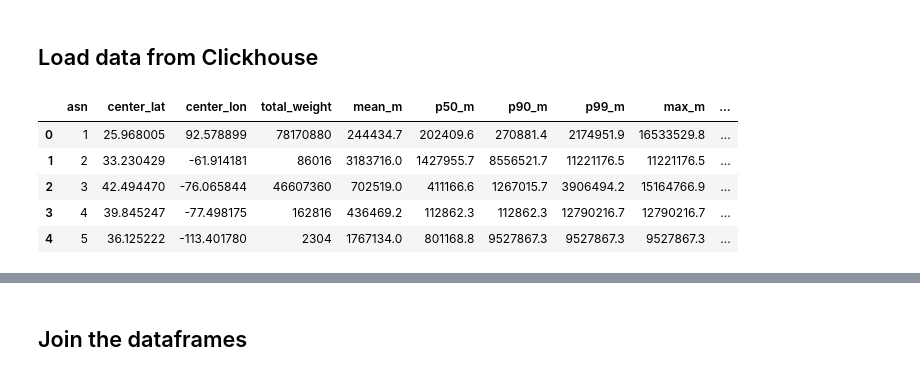
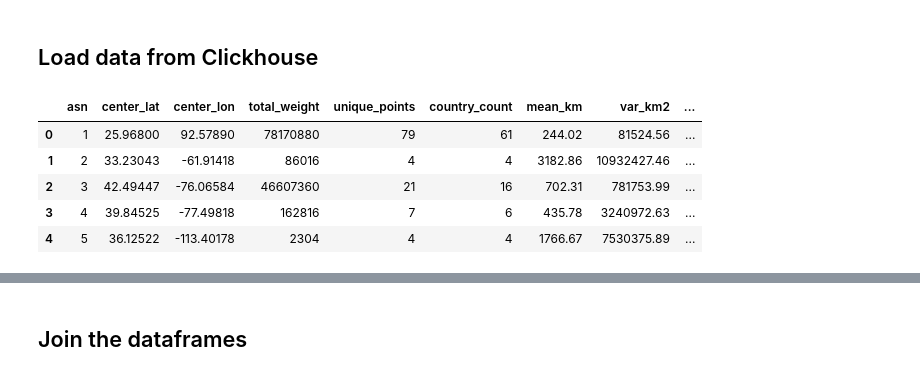
Before and after one commit to JohannesHartUniKassel/asn-classifier, a Jupyter notebook: notebooks/research/evaluate_geolocations.ipynb, the cells around one changed output, grey strips where cells are left out. Saved outputs shown, nothing was run; the diff lists cells and outputs as text; code cells hidden in the pictures.

```diff
--- a/notebooks/research/evaluate_geolocations.ipynb
+++ b/notebooks/research/evaluate_geolocations.ipynb
@@ -36,72 +36,115 @@ net_df.head()
 # %%
 import clickhouse_connect
 
-client = clickhouse_connect.get_client(host='localhost', port=8123, username='default', password='')
+client = clickhouse_connect.get_client(
+    host='localhost', port=8123,
+    username='default', password=''
+)
 
 query = """
-/* Gewichtetes Zentrum + Distanzverteilung (in Metern) */
+/* Gewichtetes Zentrum und umfangreiche Distanz-Statistiken (Kilometer) */
 WITH base AS (
     SELECT
         asn,
         latitude,
         longitude,
-        (ip_end - ip_start + 1)::UInt64 AS w          -- Gewicht = Anzahl IPs
+        country,
+        toUInt64(ip_end - ip_start + 1) AS w
     FROM ip_location_asn
     WHERE ip_version = 4
-    AND origin = 'ipinfo'
+      AND origin = 'ipinfo'
 ),
--- 1️⃣  Gewichtete 3D-Vektoren -> sphärisches Zentrum
 vec AS (
     SELECT
         asn,
         sum(w * cos(radians(latitude)) * cos(radians(longitude))) AS X,
         sum(w * cos(radians(latitude)) * sin(radians(longitude))) AS Y,
         sum(w * sin(radians(latitude)))                           AS Z,
         sum(w)                                                    AS W
     FROM base
     GROUP BY asn
 ),
 center AS (
     SELECT
         asn,
         degrees(atan2(Y, X))                       AS center_lon,
-        degrees(atan2(Z, sqrt(X*X + Y*Y)))         AS center_lat
+        degrees(atan2(Z, sqrt(X * X + Y * Y)))     AS center_lat
     FROM vec
 ),
 joined AS (
     SELECT
         b.asn,
         b.w,
+        b.country,
         c.center_lat,
         c.center_lon,
-        greatCircleDistance(b.longitude, b.latitude, c.center_lon, c.center_lat) AS d_m
+        greatCircleDistance(b.longitude, b.latitude, c.center_lon, c.center_lat) / 1000 AS d_km
     FROM base AS b
     INNER JOIN center AS c USING (asn)
+),
+stats AS (
+    SELECT
+        asn,
+        any(center_lat) AS center_lat,
+        any(center_lon) AS center_lon,
+        sum(w)  AS total_weight,
+        avgWeighted(d_km,       w) AS mean_km,
+        avgWeighted(d_km * d_km, w) AS mean_sq_km2,
+        quantileExactWeighted(0.25)(d_km, w) AS p25_km,
+        quantileExactWeighted(0.50)(d_km, w) AS p50_km,
+        quantileExactWeighted(0.75)(d_km, w) AS p75_km,
+        quantileExactWeighted(0.90)(d_km, w) AS p90_km,
+        quantileExactWeighted(0.95)(d_km, w) AS p95_km,
+        quantileExactWeighted(0.99)(d_km, w) AS p99_km,
+        min(d_km) AS min_km,
+        max(d_km) AS max_km,
+        sumIf(w, d_km <=  100) / sum(w) AS share_le_100km,
+        sumIf(w, d_km <=  500) / sum(w) AS share_le_500km,
+        sumIf(w, d_km <= 1000) / sum(w) AS share_le_1000km
+    FROM joined
+    GROUP BY asn
+),
+geo_meta AS (
+    SELECT
+        asn,
+        uniqExact((latitude, longitude)) AS unique_points,
+        uniqExact(country)               AS country_count
+    FROM base
+    GROUP BY asn
 )
 SELECT
-    asn,
-    center_lat,
-    center_lon,
-    sum(w)                                                   AS total_weight,
-    round(avgWeighted(d_m, w), 1)                            AS mean_m,
-    round(quantileExactWeighted(0.5)(d_m, w), 1)             AS p50_m,
-    round(quantileExactWeighted(0.9)(d_m, w), 1)             AS p90_m,
-    round(quantileExactWeighted(0.99)(d_m, w), 1)            AS p99_m,
-    round(max(d_m), 1)                                       AS max_m,
-    round(sqrt(avgWeighted(pow(d_m, 2), w)
-               - pow(avgWeighted(d_m, w), 2)), 1)            AS std_m_weighted
-FROM joined
-GROUP BY
-    asn, center_lat, center_lon
+    s.asn,
+    round(s.center_lat, 5) AS center_lat,
+    round(s.center_lon, 5) AS center_lon,
+    s.total_weight,
+    gm.unique_points,
+    gm.country_count,
+    round(s.mean_km, 2)                         AS mean_km,
+    round(greatest(s.mean_sq_km2 - s.mean_km * s.mean_km, 0), 2) AS var_km2,
+    round(sqrt(greatest(s.mean_sq_km2 - s.mean_km * s.mean_km, 0)), 2) AS std_km,
+    round(s.p75_km - s.p25_km, 2)               AS iqr_km,
+    round(s.p25_km, 2)                          AS p25_km,
+    round(s.p50_km, 2)                          AS p50_km,
+    round(s.p75_km, 2)                          AS p75_km,
+    round(s.p90_km, 2)                          AS p90_km,
+    round(s.p95_km, 2)                          AS p95_km,
+    round(s.p99_km, 2)                          AS p99_km,
+    round(s.min_km, 2)                          AS min_km,
+    round(s.max_km, 2)                          AS max_km,
+    round(s.share_le_100km * 100, 2)            AS pct_ips_le_100km,
+    round(s.share_le_500km * 100, 2)            AS pct_ips_le_500km,
+    round(s.share_le_1000km * 100, 2)           AS pct_ips_le_1000km
+FROM stats AS s
+LEFT JOIN geo_meta AS gm USING (asn)
 ORDER BY asn
 """
 
 ch_df = client.query_df(query)
 ch_df.head()
 # %% [output]
-|  | asn | center_lat | center_lon | total_weight | mean_m | p50_m | p90_m | p99_m | max_m | ... |
-| 0 | 1 | 25.968005 | 92.578899 | 78170880 | 244434.7 | 202409.6 | 270881.4 | 2174951.9 | 16533529.8 | ... |
-| 1 | 2 | 33.230429 | -61.914181 | 86016 | 3183716.0 | 1427955.7 | 8556521.7 | 11221176.5 | 11221176.5 | ... |
-| 2 | 3 | 42.494470 | -76.065844 | 46607360 | 702519.0 | 411166.6 | 1267015.7 | 3906494.2 | 15164766.9 | ... |
-| 3 | 4 | 39.845247 | -77.498175 | 162816 | 436469.2 | 112862.3 | 112862.3 | 12790216.7 | 12790216.7 | ... |
-| 4 | 5 | 36.125222 | -113.401780 | 2304 | 1767134.0 | 801168.8 | 9527867.3 | 9527867.3 | 9527867.3 | ... |
+|  | asn | center_lat | center_lon | total_weight | unique_points | country_count | mean_km | var_km2 | ... |
+| 0 | 1 | 25.96800 | 92.57890 | 78170880 | 79 | 61 | 244.02 | 81524.56 | ... |
+| 1 | 2 | 33.23043 | -61.91418 | 86016 | 4 | 4 | 3182.86 | 10932427.46 | ... |
+| 2 | 3 | 42.49447 | -76.06584 | 46607360 | 21 | 16 | 702.31 | 781753.99 | ... |
+| 3 | 4 | 39.84525 | -77.49818 | 162816 | 7 | 6 | 435.78 | 3240972.63 | ... |
+| 4 | 5 | 36.12522 | -113.40178 | 2304 | 4 | 4 | 1766.67 | 7530375.89 | ... |
```
Also changed, not shown: parts of 18 cells of this notebook, 1 other file.
